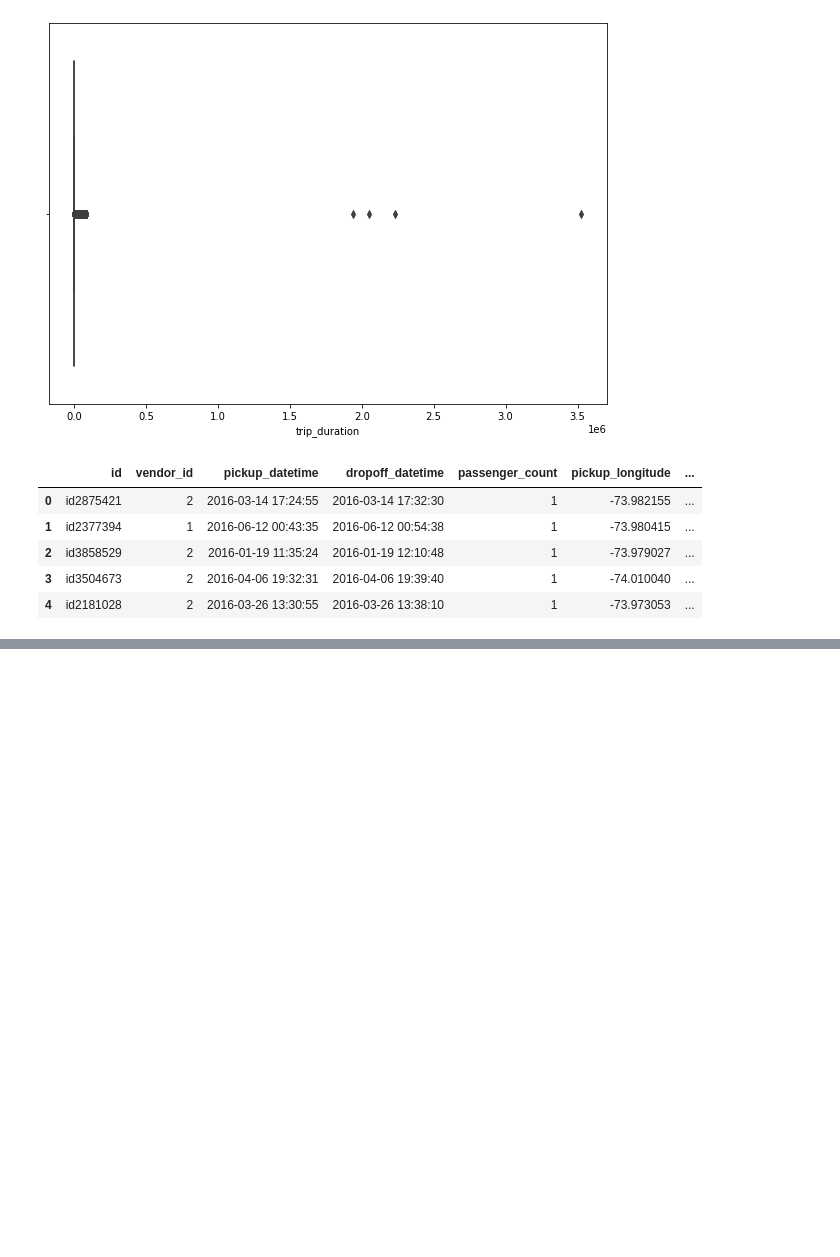
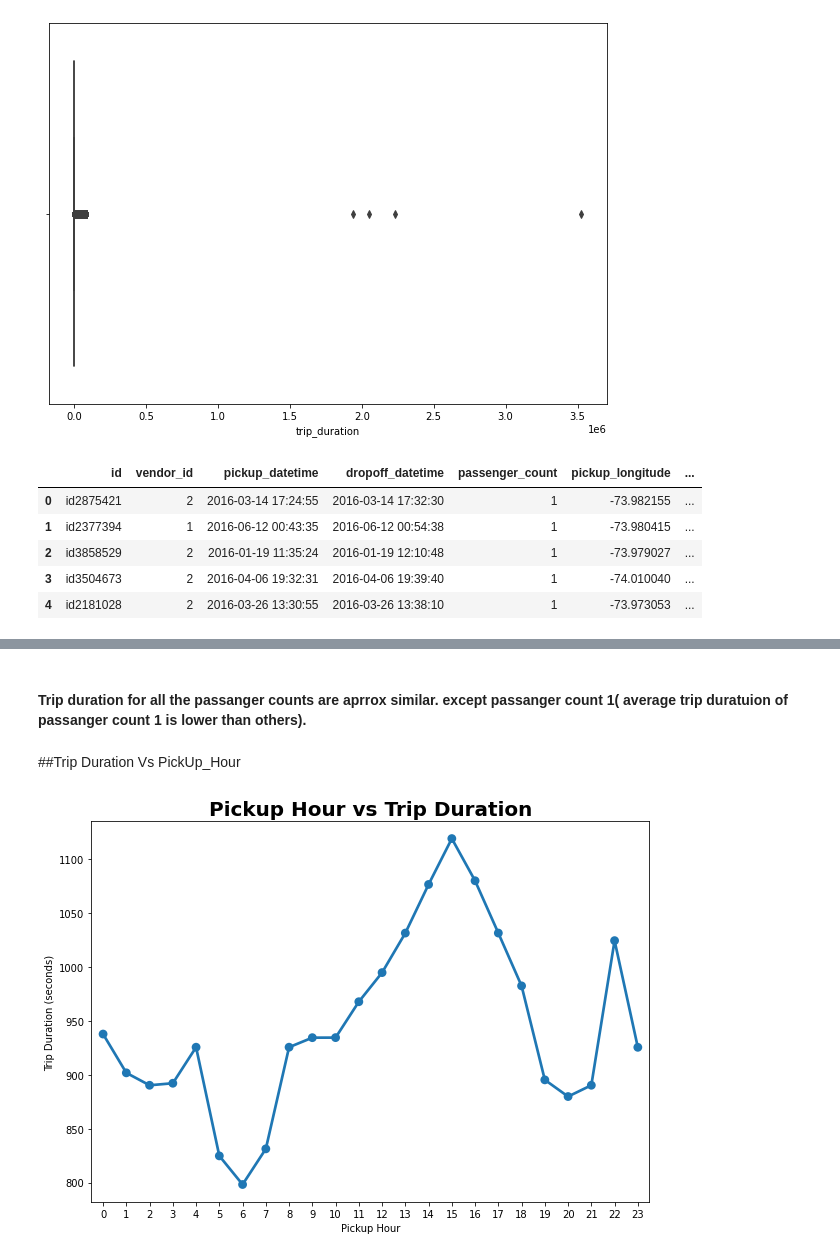
Before and after one commit to Kishan459/NYC-Taxi-Trip-Time_prediction, a Jupyter notebook: NYC_Taxi_Trip_Time_Prediction_Capstone_Project.ipynb, the cells around one changed output, grey strips where cells are left out. Cells and saved outputs as stored; diff of their text form; code cells hidden in the pictures; blank space fills up the shorter version.

```diff
--- a/NYC_Taxi_Trip_Time_Prediction_Capstone_Project.ipynb
+++ b/NYC_Taxi_Trip_Time_Prediction_Capstone_Project.ipynb
@@ -485,0 +520,15 @@ df.head()
+# %% [markdown]
+#### Trip duration for all the passanger counts are aprrox similar. except passanger count 1( average trip duratuion of passanger count 1 is lower than others).
+# %% [markdown]
+##Trip Duration Vs PickUp_Hour
+# %%
+# visualization of PickUp Hour and avarage trip duration
+td_ph = df.groupby('pickup_hour')['trip_duration'].mean()
+plt.figure(figsize=(10,7))
+sns.pointplot(td_ph.index,td_ph.values)
+plt.ylabel('Trip Duration (seconds)')
+plt.xlabel('Pickup Hour')
+plt.title('Pickup Hour vs Trip Duration',fontsize=20,weight='bold')
+plt.show()
+# %% [output]
+[figure, added]
```
Also changed, not shown: parts of 13 cells of this notebook.
